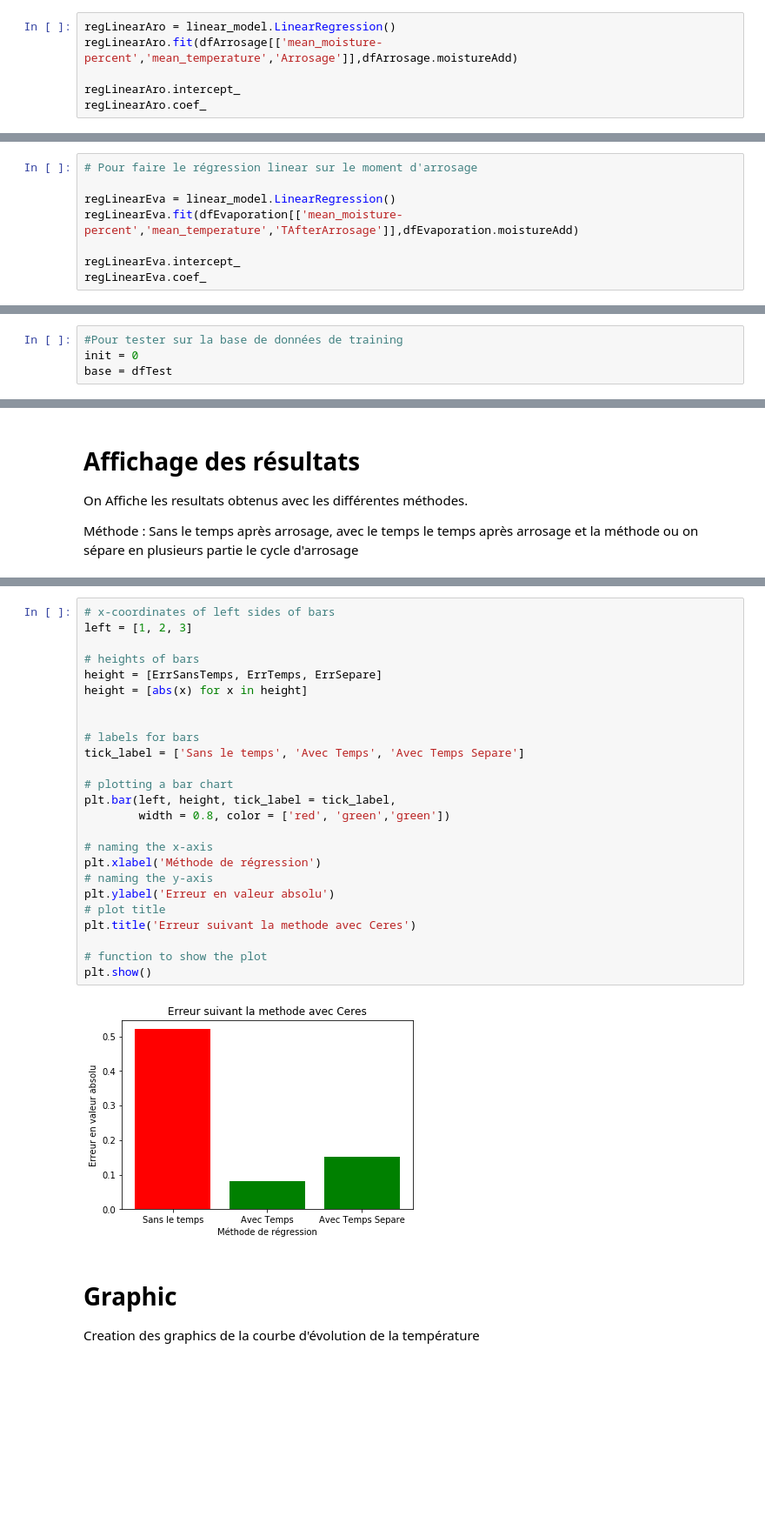
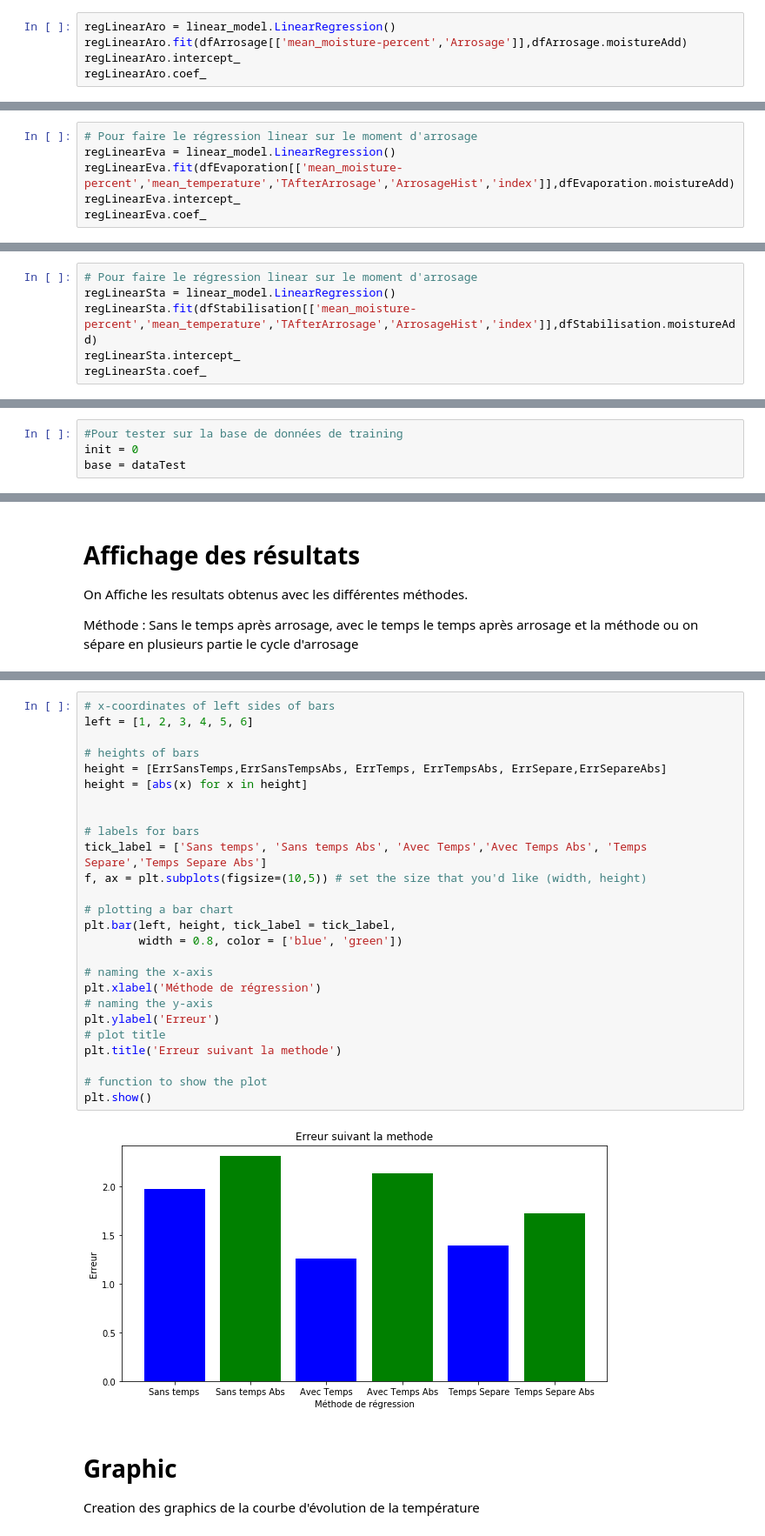
Before and after one commit to cui-unige/BSc-sensor-machine-learning, a Jupyter notebook: MLCeres.ipynb, the cells around one changed output, grey strips where cells are left out. Shown: that part at 87% size. Cells and saved outputs as stored; diff of their text form; blank space fills up the shorter version.

Commit message:
Boost and graphique

```diff
--- a/MLCeres.ipynb
+++ b/MLCeres.ipynb
@@ -297,7 +289,6 @@ dfEvaporation = df.loc[df['TAfterArrosage'] > 0]
 # %%
 regLinearAro = linear_model.LinearRegression()
-regLinearAro.fit(dfArrosage[['mean_moisture-percent','mean_temperature','Arrosage']],dfArrosage.moistureAdd)
-
+regLinearAro.fit(dfArrosage[['mean_moisture-percent','Arrosage']],dfArrosage.moistureAdd)
 regLinearAro.intercept_
 regLinearAro.coef_
 # %% [output]
@@ -305,9 +296,7 @@ array([ 0.00178927, -1.23302823,  0.43046252])
 # %%
 # Pour faire le régression linear sur le moment d'arrosage
-
 regLinearEva = linear_model.LinearRegression()
-regLinearEva.fit(dfEvaporation[['mean_moisture-percent','mean_temperature','TAfterArrosage']],dfEvaporation.moistureAdd)
-
+regLinearEva.fit(dfEvaporation[['mean_moisture-percent','mean_temperature','TAfterArrosage','ArrosageHist','index']],dfEvaporation.moistureAdd)
 regLinearEva.intercept_
 regLinearEva.coef_
 # %% [output]
@@ -314,0 +304,6 @@ array([ -1.08451367e-01,   1.26978678e-01,  -8.89642231e-06])
+# %%
+# Pour faire le régression linear sur le moment d'arrosage
+regLinearSta = linear_model.LinearRegression()
+regLinearSta.fit(dfStabilisation[['mean_moisture-percent','mean_temperature','TAfterArrosage','ArrosageHist','index']],dfStabilisation.moistureAdd)
+regLinearSta.intercept_
+regLinearSta.coef_
@@ -315,5 +313,5 @@ array([ -1.08451367e-01,   1.26978678e-01,  -8.89642231e-06])
 # %%
 #Pour tester sur la base de données de training
 init = 0
-base = dfTest
+base = dataTest
 # %%
@@ -372,30 +392,31 @@ Avec Temps Séparé :  -0.151172161535
 # %%
 # x-coordinates of left sides of bars
-left = [1, 2, 3]
+left = [1, 2, 3, 4, 5, 6]
 
 # heights of bars
-height = [ErrSansTemps, ErrTemps, ErrSepare]
+height = [ErrSansTemps,ErrSansTempsAbs, ErrTemps, ErrTempsAbs, ErrSepare,ErrSepareAbs]
 height = [abs(x) for x in height]
 
 
 # labels for bars
-tick_label = ['Sans le temps', 'Avec Temps', 'Avec Temps Separe']
+tick_label = ['Sans temps', 'Sans temps Abs', 'Avec Temps','Avec Temps Abs', 'Temps Separe','Temps Separe Abs']
+f, ax = plt.subplots(figsize=(10,5)) # set the size that you'd like (width, height)
 
 # plotting a bar chart
 plt.bar(left, height, tick_label = tick_label,
-        width = 0.8, color = ['red', 'green','green'])
+        width = 0.8, color = ['blue', 'green'])
 
 # naming the x-axis
 plt.xlabel('Méthode de régression')
 # naming the y-axis
-plt.ylabel('Erreur en valeur absolu')
+plt.ylabel('Erreur')
 # plot title
-plt.title('Erreur suivant la methode avec Ceres')
+plt.title('Erreur suivant la methode')
 
 # function to show the plot
 plt.show()
 # %% [output]
-[figure, old version]
+[figure, new version]
 # %% [markdown]
 # Graphic
 
```
Also changed, not shown: parts of 33 cells of this notebook, 3 other files.
